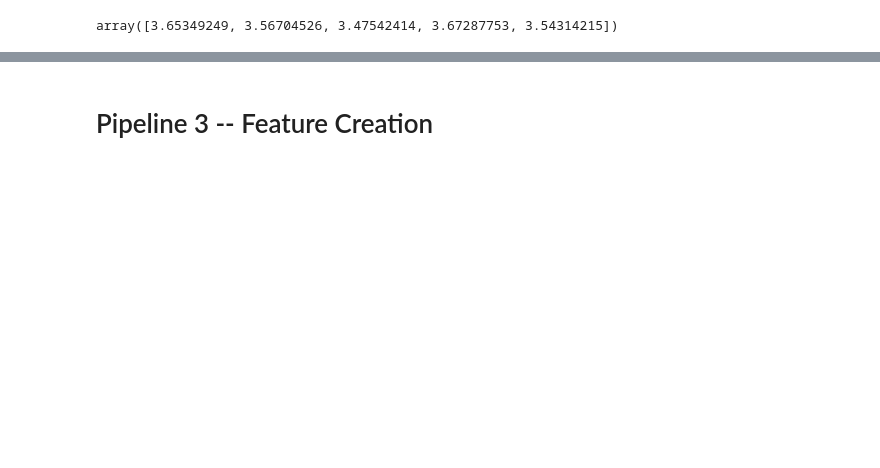
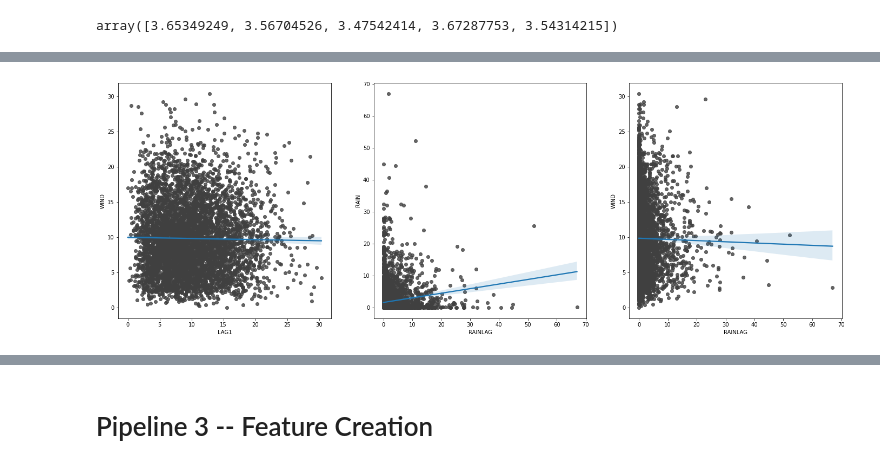
Before and after one commit to CharlesPizza/WindSpeed, a Jupyter notebook: WindSpeedExplore.ipynb, the cells around one changed output, grey strips where cells are left out. Saved outputs shown, nothing was run; the diff lists cells and outputs as text; code cells hidden in the pictures; blank space fills up the shorter version.

Commit message:
Final Test on Randomly Sampled Data

```diff
--- a/WindSpeedExplore.ipynb
+++ b/WindSpeedExplore.ipynb
@@ -680,0 +758,5 @@ array([3.65349249, 3.56704526, 3.47542414, 3.67287753, 3.54314215])
+# %%
+# time_X['LAG1'] = time_X[
+time_X['LAG1'] = time_X.join(y_train.reset_index(drop=True))['WIND'].shift(1)
+time_X['RAINLAG'] = time_X['RAIN'].shift(1)
+time_X
@@ -680,0 +777,8 @@ array([3.65349249, 3.56704526, 3.47542414, 3.67287753, 3.54314215])
+# %%
+fig, ax = plt.subplots(1, 3, figsize=(24,8))
+sns.regplot(x='LAG1', y='WIND', data=time_X.join(y_train.reset_index(drop=True)), scatter_kws=dict(color='0.25'), ax=ax[0])
+sns.regplot(x='RAINLAG', y='RAIN', data=time_X.join(y_train.reset_index(drop=True)), scatter_kws=dict(color='0.25'), ax=ax[1])
+sns.regplot(x='RAINLAG', y='WIND', data=time_X.join(y_train.reset_index(drop=True)), scatter_kws=dict(color='0.25'), ax=ax[2])
+plt.show()
+# %% [output]
+[figure, added]
```
Also changed, not shown: parts of 128 cells of this notebook.
